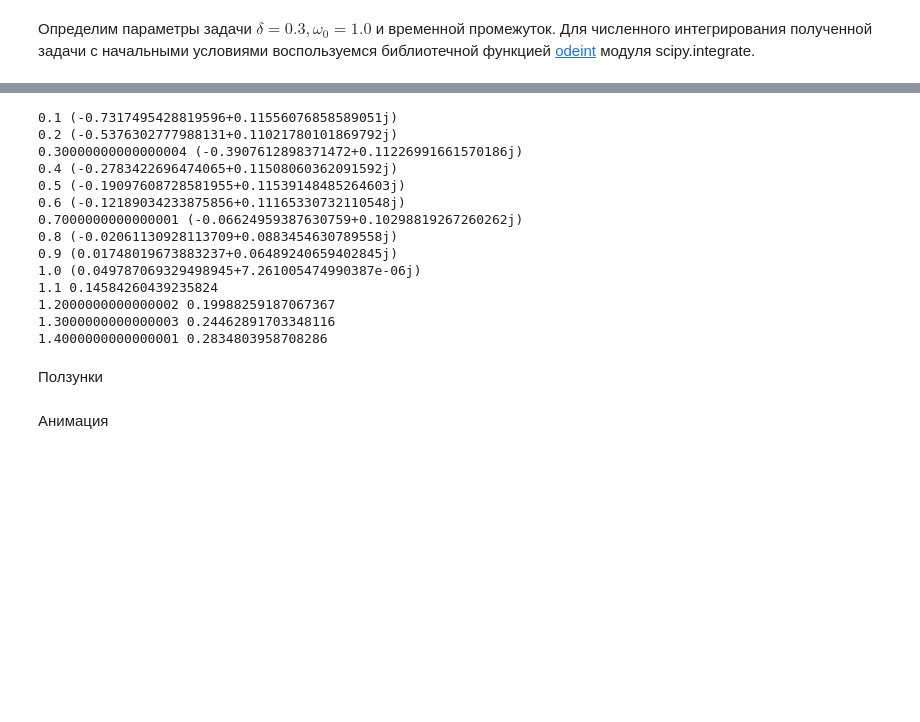
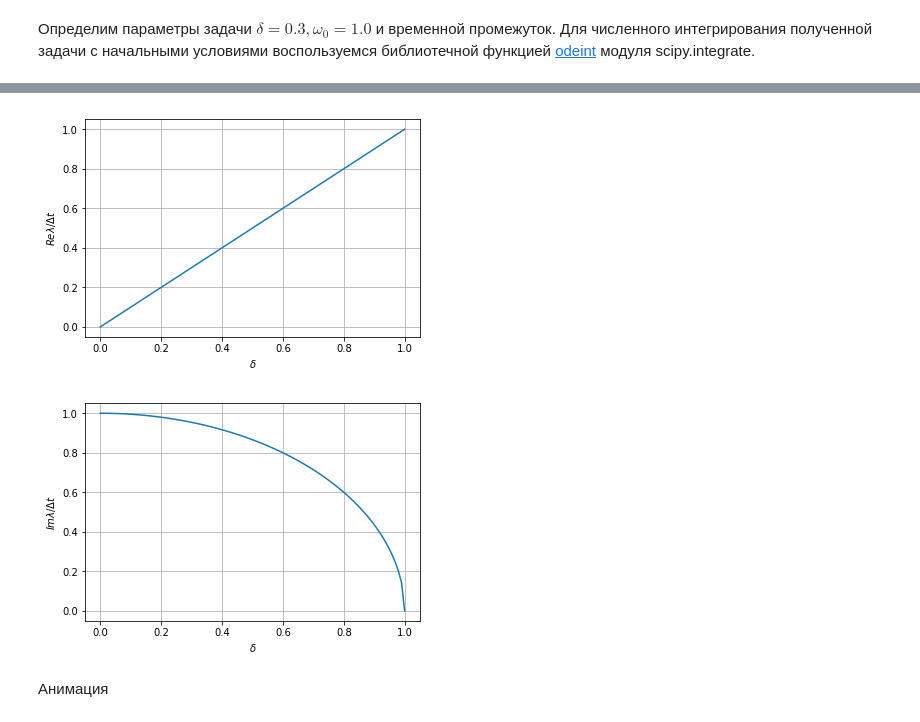
Before and after one commit to konstgav/computational-physics-python, a Jupyter notebook: Pendulum.ipynb, the cells around one changed output, grey strips where cells are left out. Cells and saved outputs as stored; diff of their text form; code cells hidden in the pictures; blank space fills up the shorter version.

```diff
--- a/Pendulum.ipynb
+++ b/Pendulum.ipynb
@@ -68,35 +105,34 @@ legend()
 # %%
-from numpy import arange
+from numpy import arange, log
 from numpy.linalg import eig
-deltas = arange(0.1,1.5,0.1)
-omega = 1.0
-time = linspace(0,3,201)
-x0 = array([1,0])
-x1 = array([0,1])
+deltas = arange(0.0,1.01,0.01)
+startTime = 0.
+endTime = 3.
+NTimeSteps = 10
+time = linspace(startTime, endTime, NTimeSteps + 1)
+x0 = array([1.,0])
+x1 = array([0,1.])
+decrements = []
+freqs = []
 for delta in deltas:
-    thetaAnalytic0 = exp(-delta*time)*(x0[0]*cos(omega*time)+(x0[0]*delta + x0[1])/(omega**2 - delta**2)**0.5*sin(omega*time))
-    thetaAnalytic0 = exp(-delta*time)*(x1[0]*cos(omega*time)+(x1[0]*delta + x1[1])/(omega**2 - delta**2)**0.5*sin(omega*time))
-    #out0 = odeint(rhs, x0, time, args=(delta, omega))
-    #out1 = odeint(rhs, x1, time, args=(delta, omega))
-    M = array([[thetaAnalytic0[200,0], out0[200,1]], [out1[200,0], out1[200,1]]])
-    w, v = eig(M)
-    print(delta, w[0])
+    out0 = odeint(rhs, x0, time, args=(delta, omega0))
+    out1 = odeint(rhs, x1, time, args=(delta, omega0))
+    M = array([[out0[NTimeSteps,0], out0[NTimeSteps,1]], [out1[NTimeSteps,0], out1[NTimeSteps,1]]])
+    multipl, v = eig(M)
+    decrements.append(-log(multipl[0]).real/(endTime-startTime))
+    freqs.append(abs(log(multipl[0]).imag)/(endTime-startTime))
-# %% [output]
-0.1 (-0.7317495428819596+0.11556076858589051j)
-0.2 (-0.5376302777988131+0.11021780101869792j)
-0.30000000000000004 (-0.3907612898371472+0.11226991661570186j)
-0.4 (-0.2783422696474065+0.11508060362091592j)
-0.5 (-0.19097608728581955+0.11539148485264603j)
-0.6 (-0.12189034233875856+0.11165330732110548j)
-0.7000000000000001 (-0.06624959387630759+0.10298819267260262j)
-0.8 (-0.02061130928113709+0.0883454630789558j)
-0.9 (0.01748019673883237+0.06489240659402845j)
-1.0 (0.049787069329498945+7.261005474990387e-06j)
-1.1 0.14584260439235824
-1.2000000000000002 0.19988259187067367
-1.3000000000000003 0.24462891703348116
-1.4000000000000001 0.2834803958708286
-# %% [markdown]
-Ползунки
+# %%
+grid()
+xlabel(r'$\delta$')
+ylabel(r'$Re \lambda / \Delta t$')
+plot(deltas, decrements)
+show()
+grid()
+xlabel(r'$\delta$')
+ylabel(r'$Im \lambda / \Delta t$')
+plot(deltas, freqs);
+# %% [output]
+[figure, added]
+[figure, added]
 # %% [markdown]
 Анимация
```
Also changed, not shown: parts of 14 cells of this notebook.
